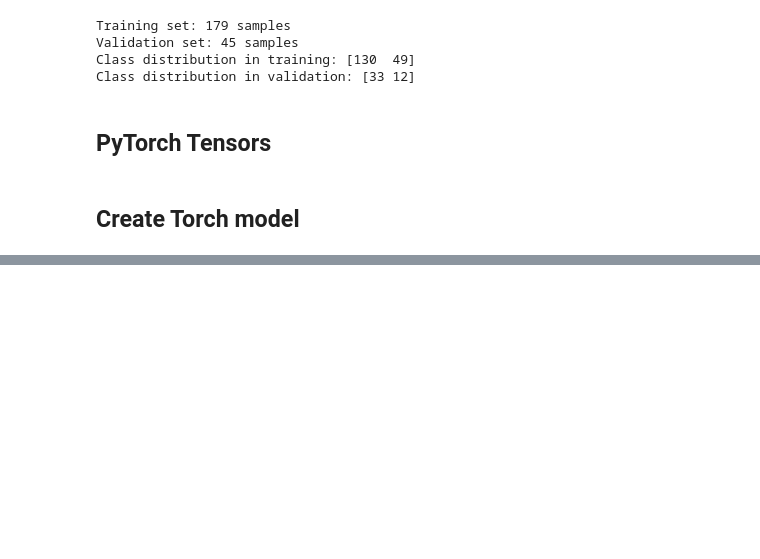
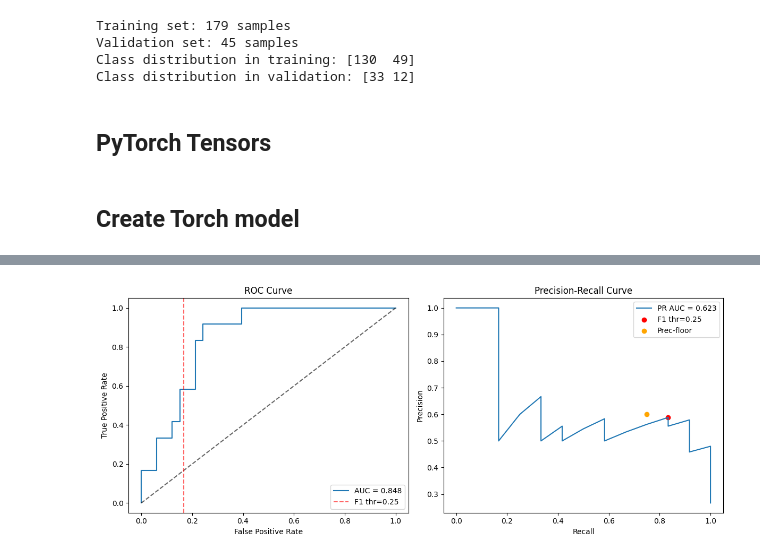
Before and after one commit to DilanDoshi/m148_heart_failure_predictors-, a Jupyter notebook: notebooks/04-nn-and-predictions.ipynb, the cells around one changed output, grey strips where cells are left out. Cells and saved outputs as stored; diff of their text form; code cells hidden in the pictures; blank space fills up the shorter version.

```diff
--- a/notebooks/04-nn-and-predictions.ipynb
+++ b/notebooks/04-nn-and-predictions.ipynb
@@ -87,0 +391,29 @@ val_loader = DataLoader(val_dataset, batch_size=32, shuffle=False)
+# %%
+# ROC and Precision-Recall curves
+fpr, tpr, _ = roc_curve(y_val, val_probs)
+precision, recall, _ = precision_recall_curve(y_val, val_probs)
+roc_auc = auc(fpr, tpr)
+pr_auc = auc(recall, precision)
+
+fig, axes = plt.subplots(1, 2, figsize=(12, 5))
+axes[0].plot(fpr, tpr, label=f'AUC = {roc_auc:.3f}')
+axes[0].plot([0,1],[0,1],'k--', alpha=0.6)
+axes[0].axvline(x=(1 - val_recall), color='red', linestyle='--', alpha=0.6, label=f'F1 thr={best_t:.2f}')
+axes[0].set_xlabel('False Positive Rate')
+axes[0].set_ylabel('True Positive Rate')
+axes[0].set_title('ROC Curve')
+axes[0].legend(loc='lower right')
+
+axes[1].plot(recall, precision, label=f'PR AUC = {pr_auc:.3f}')
+axes[1].scatter([val_recall], [val_precision], color='red', label=f'F1 thr={best_t:.2f}')
+axes[1].scatter([rec_pf] if 'rec_pf' in locals() else [], [prec_pf] if 'prec_pf' in locals() else [],
+                color='orange', label='Prec-floor' if 'prec_pf' in locals() else None)
+axes[1].set_xlabel('Recall')
+axes[1].set_ylabel('Precision')
+axes[1].set_title('Precision-Recall Curve')
+axes[1].legend(loc='upper right')
+
+plt.tight_layout()
+plt.show()
+# %% [output]
+[figure, added]
```
Also changed, not shown: parts of 16 cells of this notebook.
